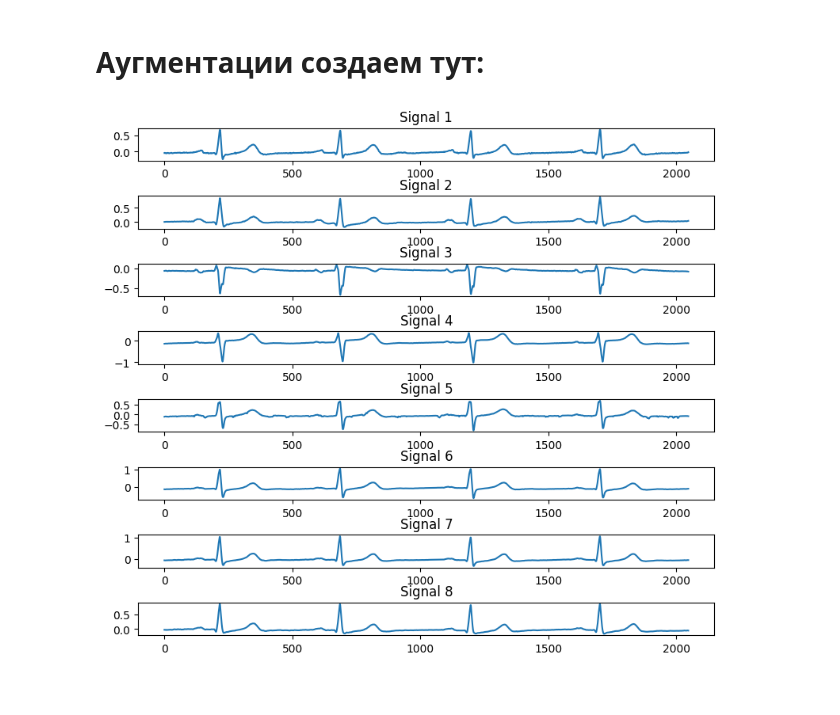
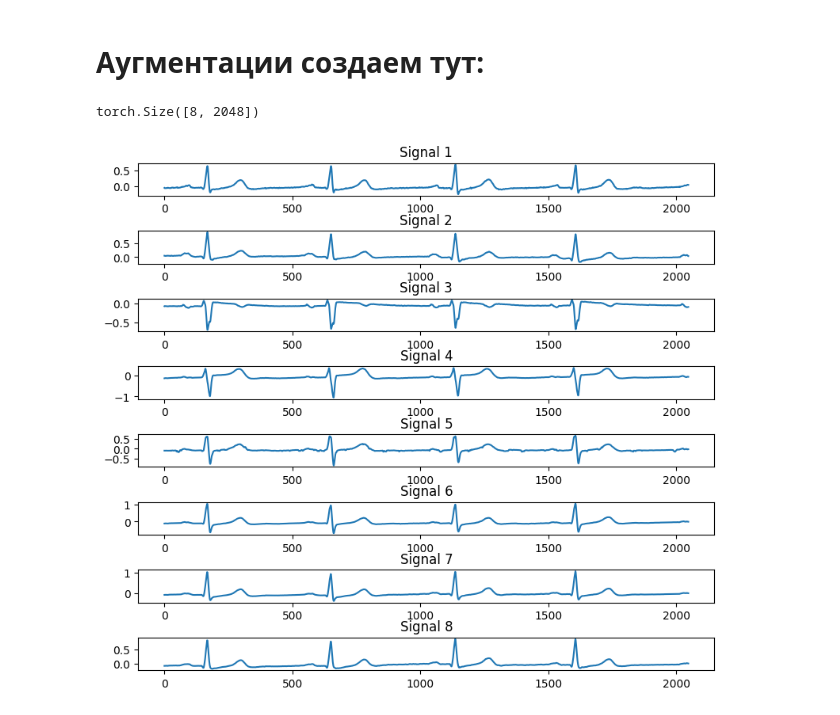
Before and after one commit to Koldim2001/DL_classification_ECG, a Jupyter notebook: train.ipynb, the cells around one changed output. Cells and saved outputs as stored; diff of their text form; code cells hidden in the pictures.

```diff
--- a/train.ipynb
+++ b/train.ipynb
@@ -213,18 +214,19 @@ class ToTensor(object):
 # %%
 # 2048 - число точек вытягиваемых (примерно 4 с при 500 Гц)
 transforms_data = transforms.Compose([
                         RandomSubsetTransform(2048),
                         ToTensor()
                         ])
 
 
 train_ds = ECG_signal_data(split='train', transform=transforms_data)
 val_ds = ECG_signal_data(split='val', transform=transforms_data)
 
-train_ds[0]['signal'].shape
+print(train_ds[0]['signal'].shape)
 plot_signals_with_subplot(train_ds[0]['signal'])
 # %% [output]
+torch.Size([8, 2048])
-[figure, old version]
+[figure, new version]
 # %%
 train_ds[0]['signal']
 # %% [output]
```
Also changed, not shown: parts of 2 cells of this notebook, 2 other files.
